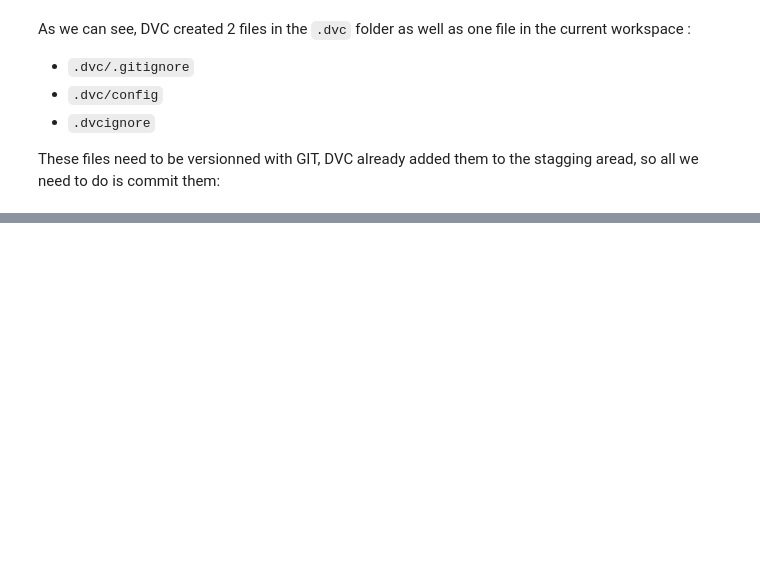
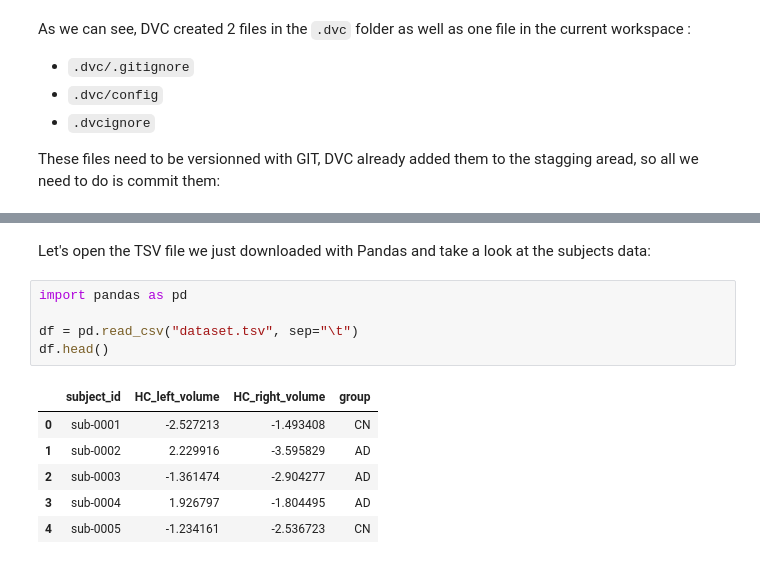
Before and after one commit to aramis-lab/NOW-2023, a Jupyter notebook: notebooks/data_versionning.ipynb, the cells around one changed output, grey strips where cells are left out. Drawn from its saved outputs; the diff is of its cells as text; blank space fills up the shorter version.

```diff
--- a/notebooks/data_versionning.ipynb
+++ b/notebooks/data_versionning.ipynb
@@ -153,0 +182,14 @@ And that's it, we have successfully initialized a DVC repository and we are now
+# %% [markdown]
+Let's open the TSV file we just downloaded with Pandas and take a look at the subjects data:
+# %%
+import pandas as pd
+
+df = pd.read_csv("dataset.tsv", sep="\t")
+df.head()
+# %% [output]
+|  | subject_id | HC_left_volume | HC_right_volume | group |
+| 0 | sub-0001 | -2.527213 | -1.493408 | CN |
+| 1 | sub-0002 | 2.229916 | -3.595829 | AD |
+| 2 | sub-0003 | -1.361474 | -2.904277 | AD |
+| 3 | sub-0004 | 1.926797 | -1.804495 | AD |
+| 4 | sub-0005 | -1.234161 | -2.536723 | CN |
```
Also changed, not shown: parts of 39 cells of this notebook, 1 other file.
